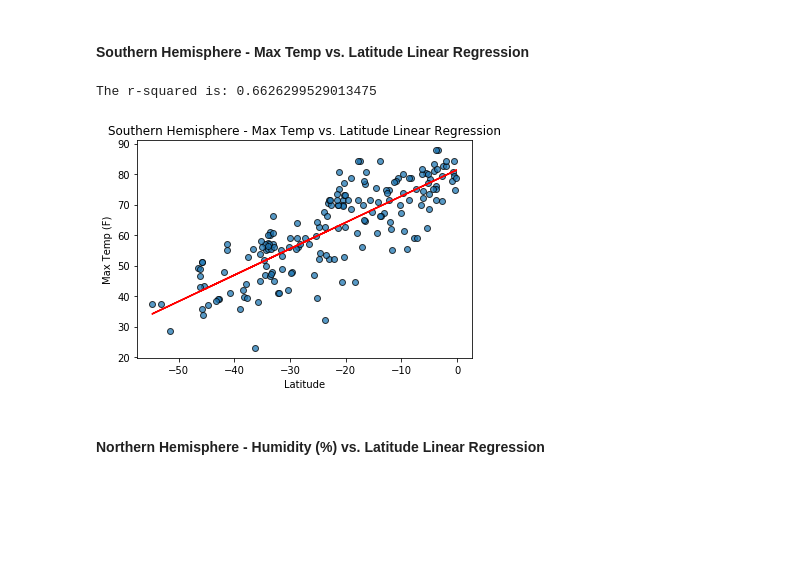
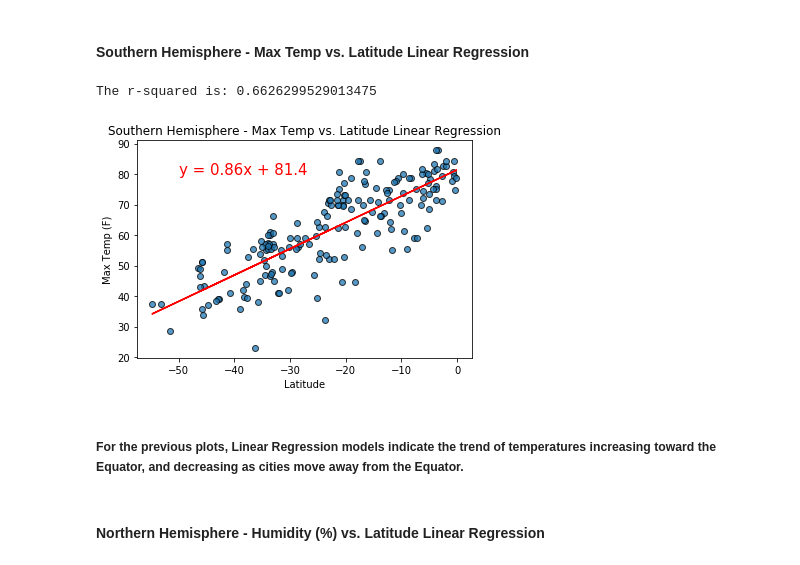
Before and after one commit to ejbaq49/python-api-challenge, a Jupyter notebook: WeatherPy/WeatherPy.ipynb, the cells around one changed output. Cells and saved outputs as stored; diff of their text form; code cells hidden in the pictures; blank space fills up the shorter version.

```diff
--- a/WeatherPy/WeatherPy.ipynb
+++ b/WeatherPy/WeatherPy.ipynb
@@ -293,25 +295,27 @@ The r-squared is: 0.5025254780684767
 # %%
 # Southern Hemisphere - Max Temp vs. Latitude Linear Regression
 south_weather = weather_df.loc[weather_df['Lat'] < 0]
 
 plt.scatter(south_weather['Lat'], south_weather['Temp'], edgecolors='black', alpha=0.75)
 plt.title('Southern Hemisphere - Max Temp vs. Latitude Linear Regression')
 plt.xlabel('Latitude')
 plt.ylabel('Max Temp (F)')
 
 # linear regression plot line
 (slope, intercept, rvalue, pvalue, stderr) = linregress(south_weather['Lat'],south_weather['Temp'])
 line_eq = "y = " + str(round(slope,2)) + "x + " + str(round(intercept,2))
 reg_values = (south_weather['Lat'] * slope) + intercept
 plt.plot(south_weather['Lat'], reg_values, "r-")
-plt.annotate(line_eq,(15,38),fontsize=15,color="red")
+plt.annotate(line_eq,(-50,80),fontsize=15,color="red")
 
 plt.savefig("../output_data/linreg_south_latitude_v_temp.png")
 
 print(f'The r-squared is: {rvalue**2}')
 # %% [output]
 The r-squared is: 0.6626299529013475
-[figure, old version]
+[figure, new version]
+# %% [markdown]
+#####  For the previous plots, Linear Regression models indicate the trend of temperatures increasing toward the Equator, and decreasing as cities move away from the Equator.
 # %% [markdown]
 ####  Northern Hemisphere - Humidity (%) vs. Latitude Linear Regression
 # %%
```
Also changed, not shown: parts of 3 cells of this notebook, 3 other files.
